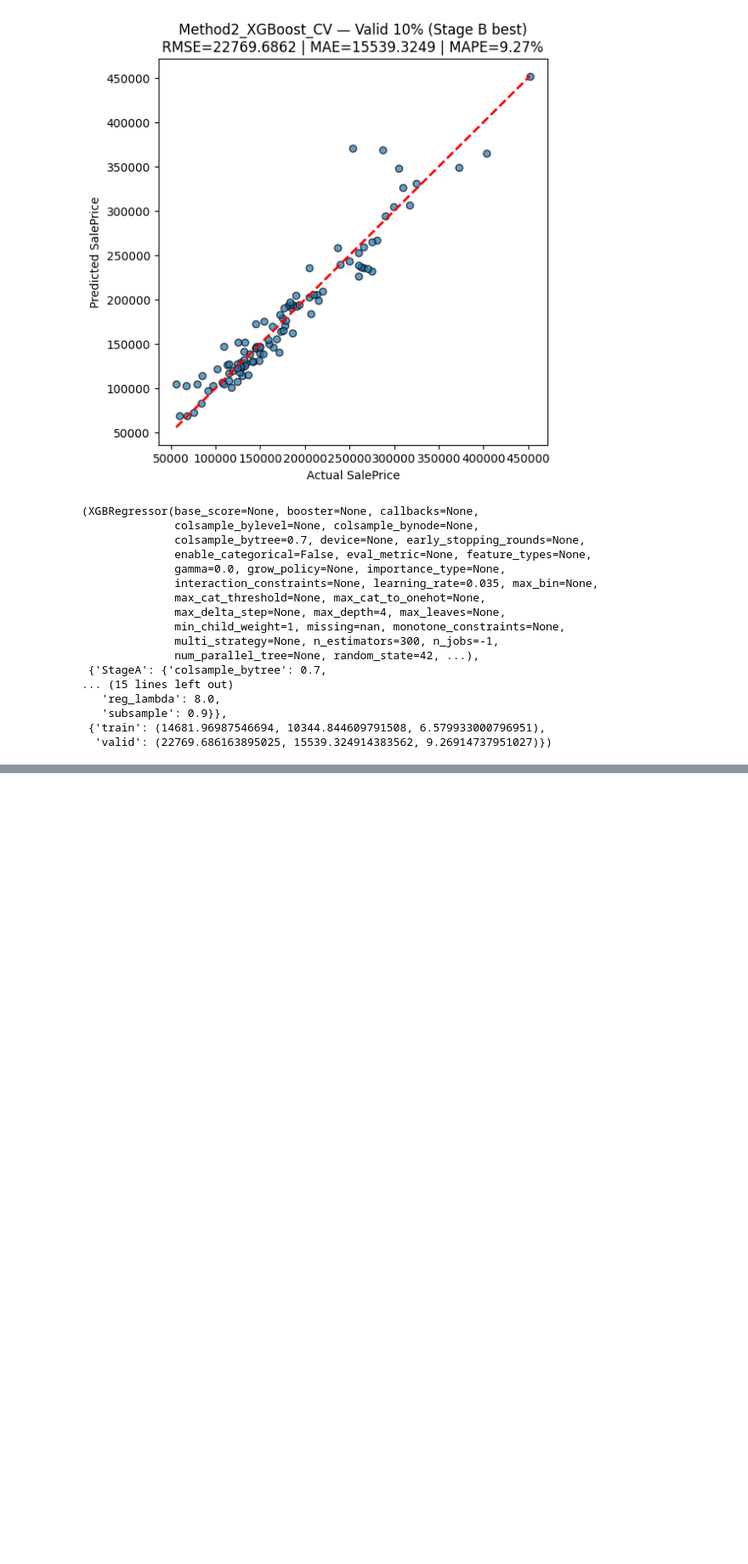
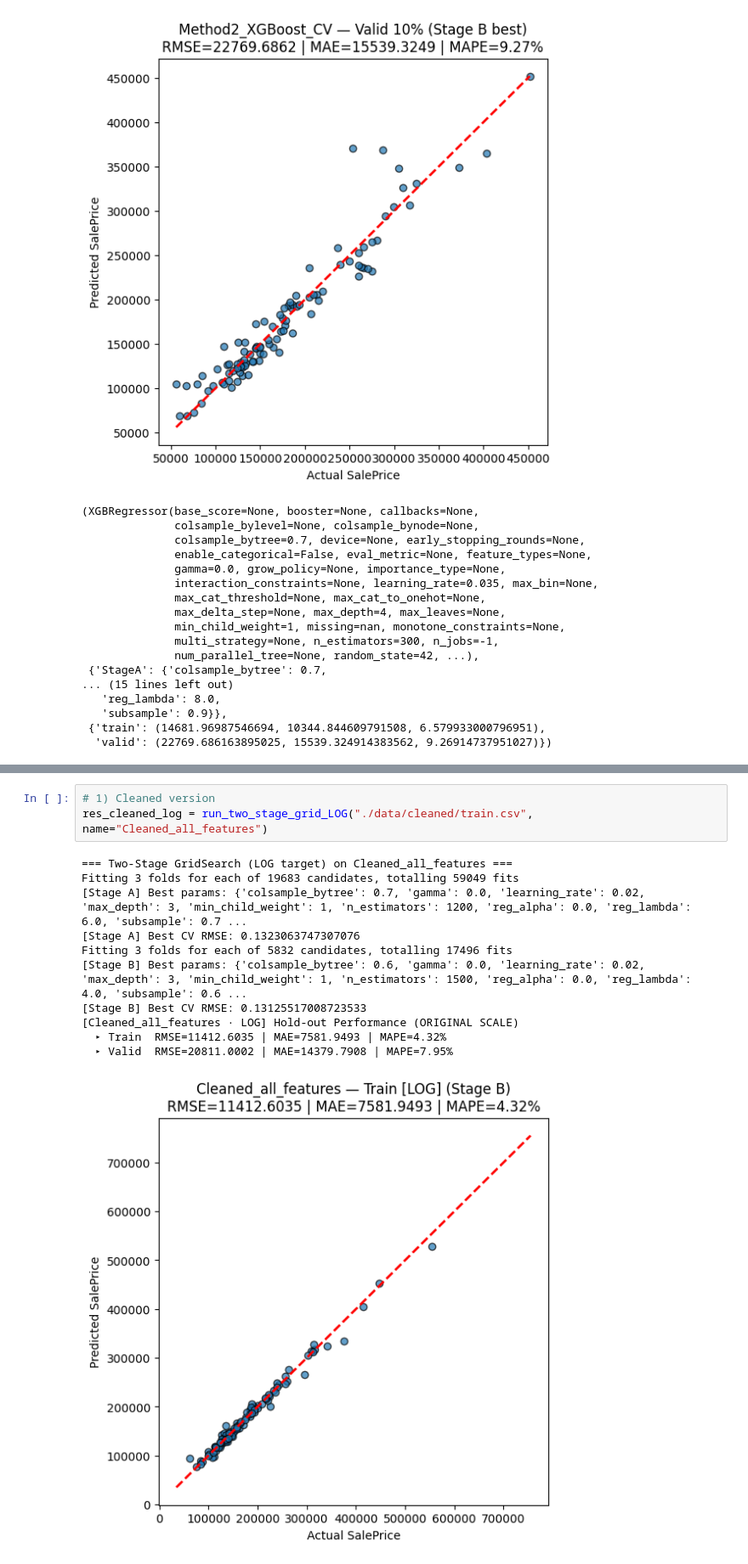
Before and after one commit to ivanho0908/House-Price-Prediction, a Jupyter notebook: data/House-Price-Prediction-main/models.ipynb, the cells around one changed output, grey strips where cells are left out. Shown at 85% size. Drawn from its saved outputs; the diff is of its cells as text; blank space fills up the shorter version.

```diff
--- a/data/House-Price-Prediction-main/models.ipynb
+++ b/data/House-Price-Prediction-main/models.ipynb
@@ -566,0 +800,15 @@ Fitting 3 folds for each of 3888 candidates, totalling 11664 fits
+# %%
+# 1) Cleaned version
+res_cleaned_log = run_two_stage_grid_LOG("./data/cleaned/train.csv", name="Cleaned_all_features")
+# %% [output]
+=== Two-Stage GridSearch (LOG target) on Cleaned_all_features ===
+Fitting 3 folds for each of 19683 candidates, totalling 59049 fits
+[Stage A] Best params: {'colsample_bytree': 0.7, 'gamma': 0.0, 'learning_rate': 0.02, 'max_depth': 3, 'min_child_weight': 1, 'n_estimators': 1200, 'reg_alpha': 0.0, 'reg_lambda': 6.0, 'subsample': 0.7 ...
+[Stage A] Best CV RMSE: 0.1323063747307076
+Fitting 3 folds for each of 5832 candidates, totalling 17496 fits
+[Stage B] Best params: {'colsample_bytree': 0.6, 'gamma': 0.0, 'learning_rate': 0.02, 'max_depth': 3, 'min_child_weight': 1, 'n_estimators': 1500, 'reg_alpha': 0.0, 'reg_lambda': 4.0, 'subsample': 0.6 ...
+[Stage B] Best CV RMSE: 0.13125517008723533
+[Cleaned_all_features · LOG] Hold-out Performance (ORIGINAL SCALE)
+  ▸ Train  RMSE=11412.6035 | MAE=7581.9493 | MAPE=4.32%
+  ▸ Valid  RMSE=20811.0002 | MAE=14379.7908 | MAPE=7.95%
+[figure, added]
```
Also changed, not shown: parts of 9 cells of this notebook.
